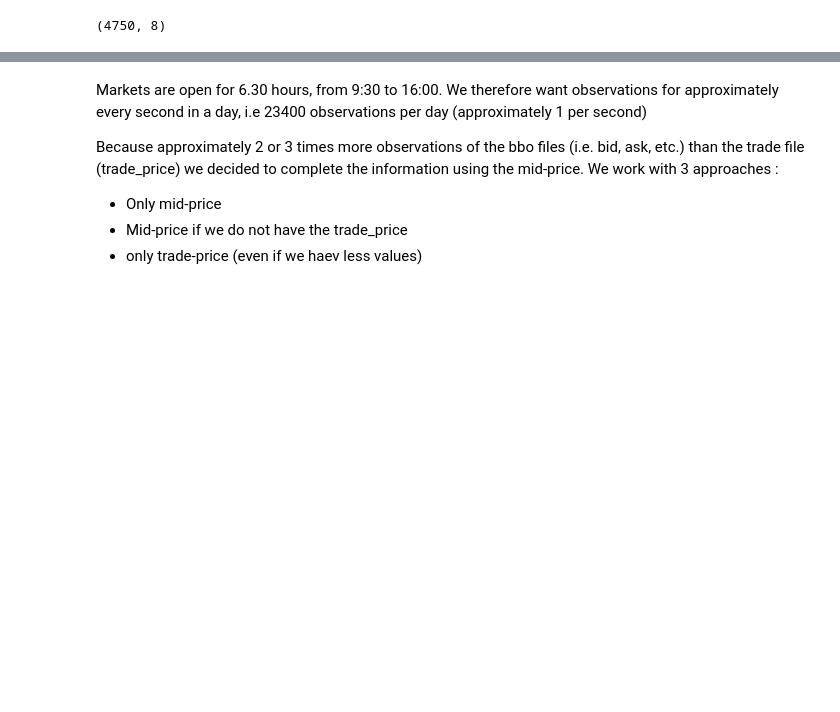
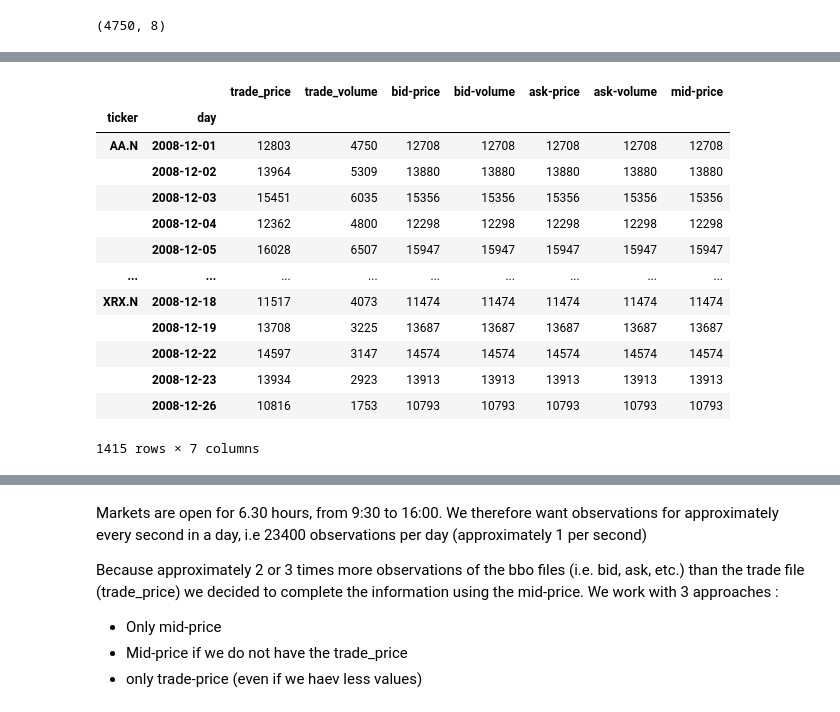
Before and after one commit to chgendreau/market-states-trading-strategy, a Jupyter notebook: charles_test.ipynb, the cells around one changed output, grey strips where cells are left out. Saved outputs shown, nothing was run; the diff lists cells and outputs as text; code cells hidden in the pictures; blank space fills up the shorter version.

```diff
--- a/charles_test.ipynb
+++ b/charles_test.ipynb
@@ -74,3 +73,0 @@ Wall time: 3min 43s
-# %%
-df.dropna(inplace=True, axis = 0)
-df
@@ -111,0 +74,8 @@ Wall time: 2.04 s
+# %%
+df_mid = fill_price_with_mid(df)
+# %%
+%%time
+#remove if there are less than 10 000 trades per day
+df_mid = df_mid.groupby(['ticker', 'day']).filter(lambda x: x['trade_price'].count() > 10000)
+df_mid.groupby(['ticker', 'day']).count()
+# %% [output]
@@ -112,3 +84,17 @@ Wall time: 2.04 s
+|  |  | trade_price | trade_volume | bid-price | bid-volume | ask-price | ask-volume | mid-price |
+| ticker | day |  |  |  |  |  |  |  |
+| AA.N | 2008-12-01 | 12803 | 4750 | 12708 | 12708 | 12708 | 12708 | 12708 |
+|  | 2008-12-02 | 13964 | 5309 | 13880 | 13880 | 13880 | 13880 | 13880 |
+|  | 2008-12-03 | 15451 | 6035 | 15356 | 15356 | 15356 | 15356 | 15356 |
+|  | 2008-12-04 | 12362 | 4800 | 12298 | 12298 | 12298 | 12298 | 12298 |
+|  | 2008-12-05 | 16028 | 6507 | 15947 | 15947 | 15947 | 15947 | 15947 |
+| ... | ... | ... | ... | ... | ... | ... | ... | ... |
+| XRX.N | 2008-12-18 | 11517 | 4073 | 11474 | 11474 | 11474 | 11474 | 11474 |
+|  | 2008-12-19 | 13708 | 3225 | 13687 | 13687 | 13687 | 13687 | 13687 |
+|  | 2008-12-22 | 14597 | 3147 | 14574 | 14574 | 14574 | 14574 | 14574 |
+|  | 2008-12-23 | 13934 | 2923 | 13913 | 13913 | 13913 | 13913 | 13913 |
+|  | 2008-12-26 | 10816 | 1753 | 10793 | 10793 | 10793 | 10793 | 10793 |
+1415 rows × 7 columns
 # %%
 #delete all days with at least one NA
 #clean_df = df.dropna(subset = ['trade_price', 'bid-price', 'ask-price'], axis=0, how='any')
```
Also changed, not shown: parts of 4 cells of this notebook, 2 other files.
